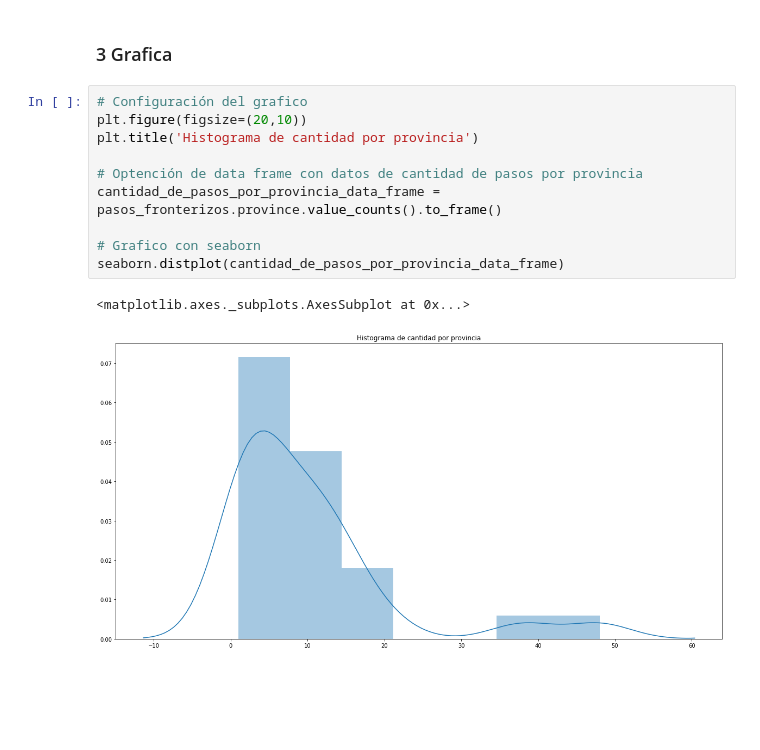
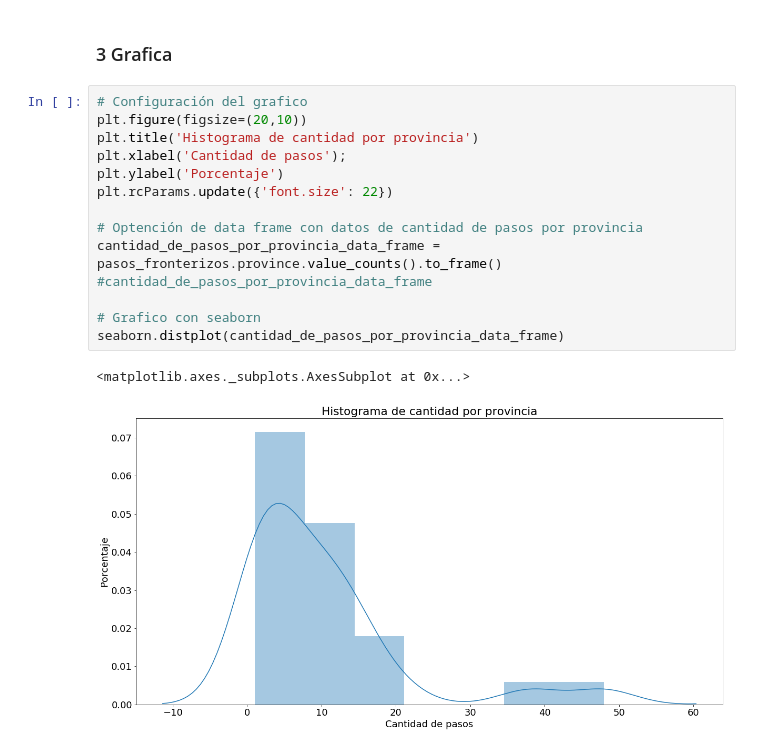
Before and after one commit to abernalc/diplodatos2019, a Jupyter notebook: AnalisisYCuracion/ejercicio2/PasosFronterizos.ipynb, the cells around one changed output. Saved outputs shown, nothing was run; the diff lists cells and outputs as text; blank space fills up the shorter version.

```diff
--- a/AnalisisYCuracion/ejercicio2/PasosFronterizos.ipynb
+++ b/AnalisisYCuracion/ejercicio2/PasosFronterizos.ipynb
@@ -39,13 +39,17 @@ pasos_fronterizos
 # %%
 # Configuración del grafico
 plt.figure(figsize=(20,10))
 plt.title('Histograma de cantidad por provincia')
+plt.xlabel('Cantidad de pasos');
+plt.ylabel('Porcentaje')
+plt.rcParams.update({'font.size': 22})
 
 # Optención de data frame con datos de cantidad de pasos por provincia
 cantidad_de_pasos_por_provincia_data_frame = pasos_fronterizos.province.value_counts().to_frame()
+#cantidad_de_pasos_por_provincia_data_frame
 
 # Grafico con seaborn
 seaborn.distplot(cantidad_de_pasos_por_provincia_data_frame)
 # %% [output]
 <matplotlib.axes._subplots.AxesSubplot at 0x...>
-[figure, old version]
+[figure, new version]
```
